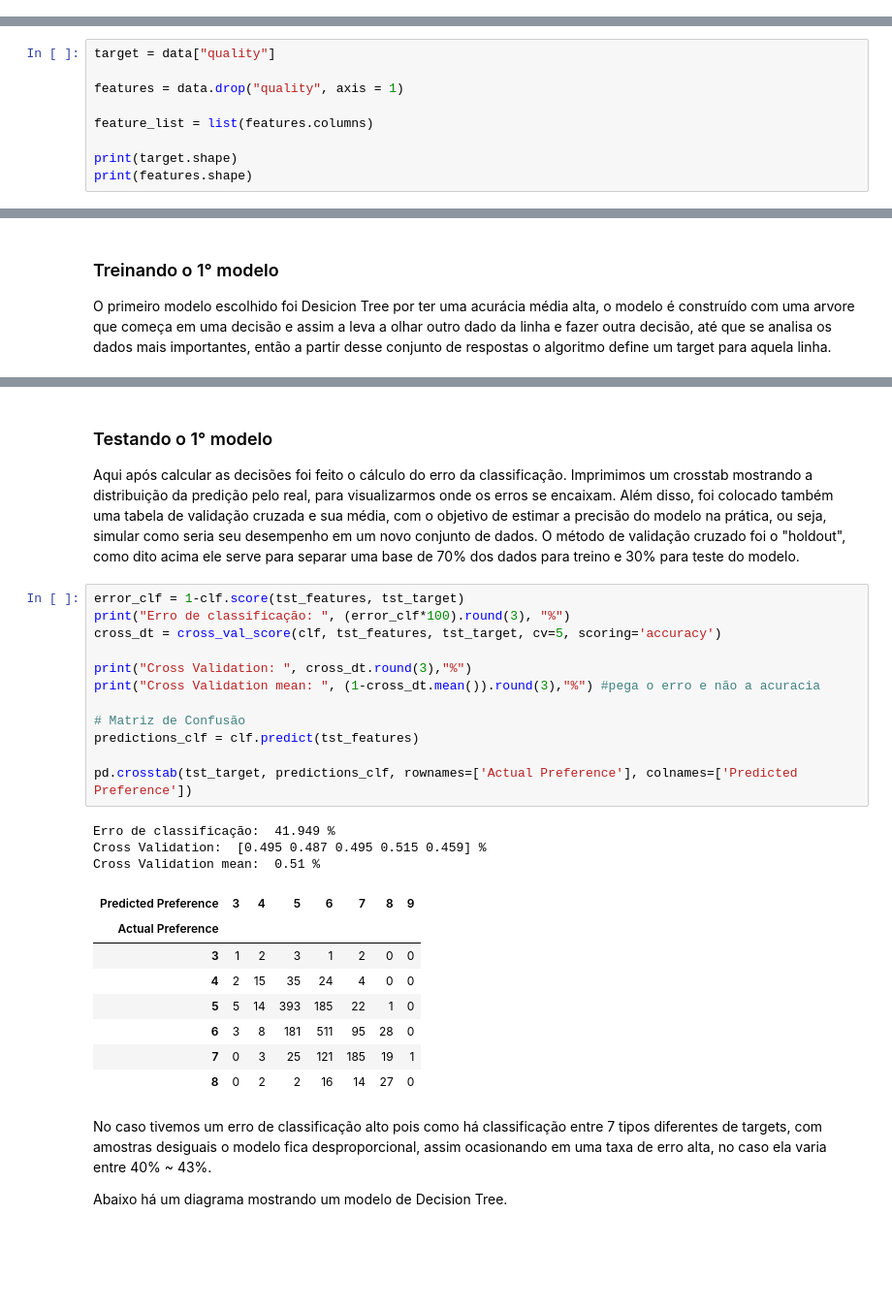
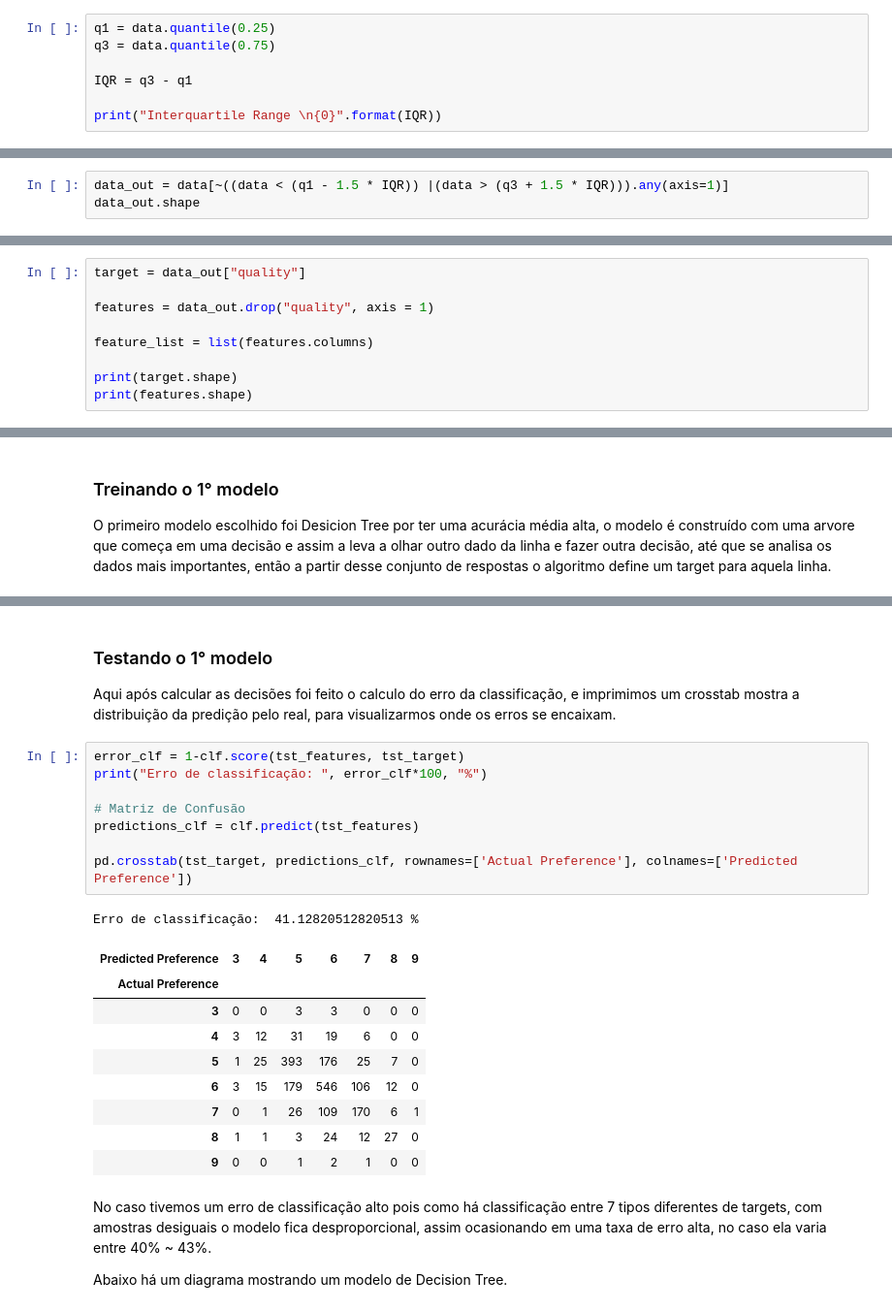
Before and after one commit to CEODINIZ/P2_CDados_2020.2, a Jupyter notebook: projeto 2.1/P2_v2_2020.ipynb, the cells around one changed output, grey strips where cells are left out. Shown at 97% size. Cells and saved outputs as stored; diff of their text form; blank space fills up the shorter version.

```diff
--- a/projeto 2.1/P2_v2_2020.ipynb
+++ b/projeto 2.1/P2_v2_2020.ipynb
@@ -121,0 +205,7 @@ A variável target escolhida é "quality" para descobrir qual é a qualidade do
+# %%
+q1 = data.quantile(0.25)
+q3 = data.quantile(0.75)
+
+IQR = q3 - q1
+
+print("Interquartile Range \n{0}".format(IQR))
@@ -121,0 +231,3 @@ A variável target escolhida é "quality" para descobrir qual é a qualidade do
+# %%
+data_out = data[~((data < (q1 - 1.5 * IQR)) |(data > (q3 + 1.5 * IQR))).any(axis=1)]
+data_out.shape
@@ -123,9 +269,9 @@ A variável target escolhida é "quality" para descobrir qual é a qualidade do
 ### Preparação dos dados
 Para separar entre Target e feature usamos a função numpy, assim foi simplificado o processo para o algoritmo de machine learning.
 # %%
-target = data["quality"]
+target = data_out["quality"]
 
-features = data.drop("quality", axis = 1)
+features = data_out.drop("quality", axis = 1)
 
 feature_list = list(features.columns)
 
@@ -151,30 +302,25 @@ DecisionTreeClassifier()
 # %% [markdown]
 ### Testando o 1° modelo
-Aqui após calcular as decisões foi feito o cálculo do erro da classificação. Imprimimos um crosstab mostrando a distribuição da predição pelo real, para visualizarmos onde os erros se encaixam. Além disso, foi colocado também uma tabela de validação cruzada e sua média, com o objetivo de estimar a precisão do modelo na prática, ou seja, simular como seria seu desempenho em um novo conjunto de dados. O método de validação cruzado foi o "holdout", como dito acima ele serve para separar uma base de 70% dos dados para treino e 30% para teste do modelo.
+Aqui após calcular as decisões foi feito o calculo do erro da classificação, e imprimimos um crosstab mostra a distribuição da predição pelo real, para visualizarmos onde os erros se encaixam.
 # %%
 error_clf = 1-clf.score(tst_features, tst_target)
-print("Erro de classificação: ", (error_clf*100).round(3), "%")
-cross_dt = cross_val_score(clf, tst_features, tst_target, cv=5, scoring='accuracy')
-
-print("Cross Validation: ", cross_dt.round(3),"%")
-print("Cross Validation mean: ", (1-cross_dt.mean()).round(3),"%") #pega o erro e não a acuracia
+print("Erro de classificação: ", error_clf*100, "%")
 
 # Matriz de Confusão
 predictions_clf = clf.predict(tst_features)
 
 pd.crosstab(tst_target, predictions_clf, rownames=['Actual Preference'], colnames=['Predicted Preference'])
 # %% [output]
-Erro de classificação:  41.949 %
-Cross Validation:  [0.495 0.487 0.495 0.515 0.459] %
-Cross Validation mean:  0.51 %
+Erro de classificação:  41.12820512820513 %
 | Predicted Preference | 3 | 4 | 5 | 6 | 7 | 8 | 9 |
 | Actual Preference |  |  |  |  |  |  |  |
-| 3 | 1 | 2 | 3 | 1 | 2 | 0 | 0 |
-| 4 | 2 | 15 | 35 | 24 | 4 | 0 | 0 |
-| 5 | 5 | 14 | 393 | 185 | 22 | 1 | 0 |
-| 6 | 3 | 8 | 181 | 511 | 95 | 28 | 0 |
-| 7 | 0 | 3 | 25 | 121 | 185 | 19 | 1 |
-| 8 | 0 | 2 | 2 | 16 | 14 | 27 | 0 |
+| 3 | 0 | 0 | 3 | 3 | 0 | 0 | 0 |
+| 4 | 3 | 12 | 31 | 19 | 6 | 0 | 0 |
+| 5 | 1 | 25 | 393 | 176 | 25 | 7 | 0 |
+| 6 | 3 | 15 | 179 | 546 | 106 | 12 | 0 |
+| 7 | 0 | 1 | 26 | 109 | 170 | 6 | 1 |
+| 8 | 1 | 1 | 3 | 24 | 12 | 27 | 0 |
+| 9 | 0 | 0 | 1 | 2 | 1 | 0 | 0 |
 # %% [markdown]
 No caso tivemos um erro de classificação alto pois como há classificação entre 7 tipos diferentes de targets, com amostras desiguais o modelo fica desproporcional, assim ocasionando em uma taxa de erro alta, no caso ela varia entre 40% ~ 43%.
 
```
Also changed, not shown: parts of 27 cells of this notebook.
